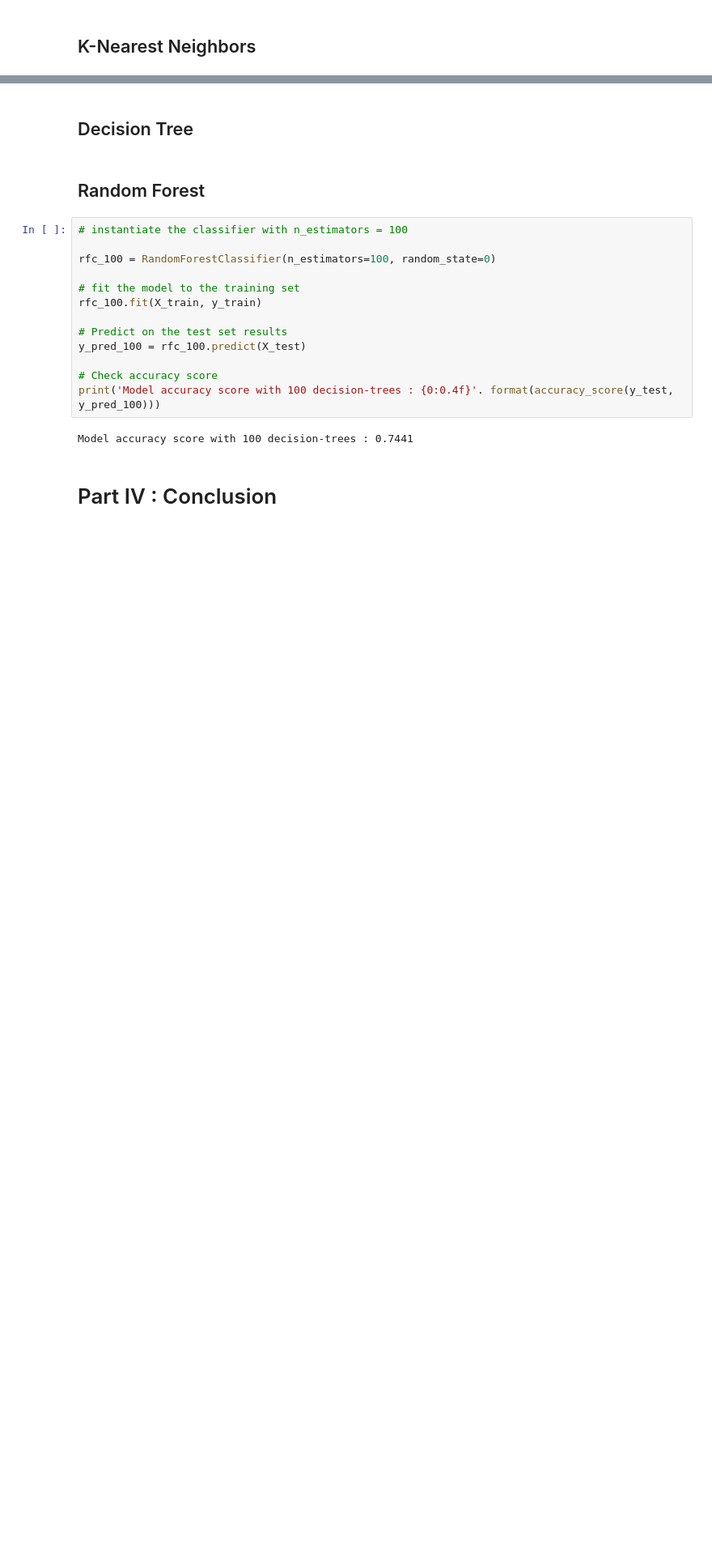
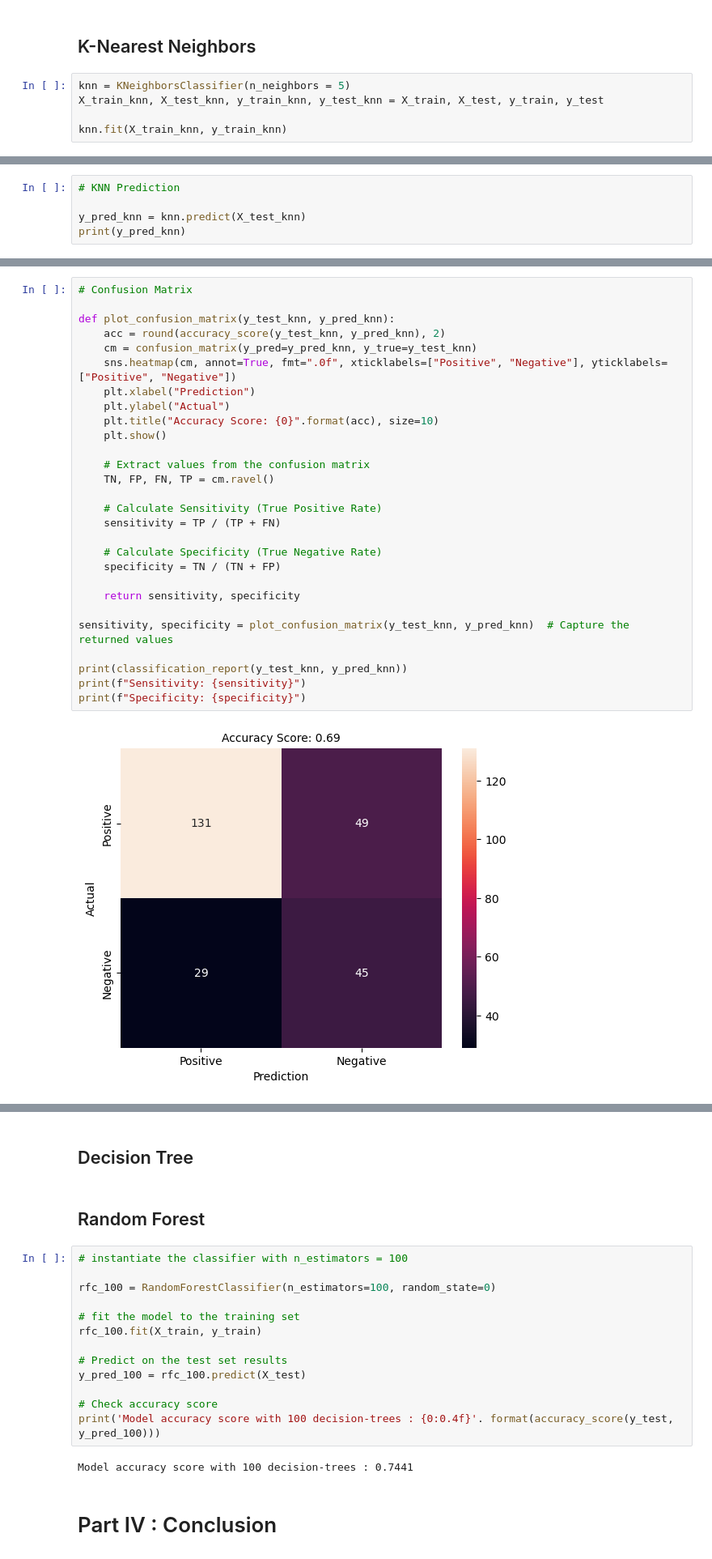
Before and after one commit to j-lepard/Predicting-Diabetes, a Jupyter notebook: Supervised Learning - Project.ipynb, the cells around one changed output, grey strips where cells are left out. Shown at 81% size. Cells and saved outputs as stored; diff of their text form; blank space fills up the shorter version.

```diff
--- a/Supervised Learning - Project.ipynb
+++ b/Supervised Learning - Project.ipynb
@@ -812,3 +812,8 @@ plt.show()
 [figure]
 # %% [markdown]
 ## K-Nearest Neighbors
+# %%
+knn = KNeighborsClassifier(n_neighbors = 5)
+X_train_knn, X_test_knn, y_train_knn, y_test_knn = X_train, X_test, y_train, y_test
+
+knn.fit(X_train_knn, y_train_knn)
@@ -814,0 +822,5 @@ plt.show()
+# %%
+# KNN Prediction
+
+y_pred_knn = knn.predict(X_test_knn)
+print(y_pred_knn)
@@ -814,0 +837,30 @@ plt.show()
+# %%
+# Confusion Matrix
+
+def plot_confusion_matrix(y_test_knn, y_pred_knn):
+    acc = round(accuracy_score(y_test_knn, y_pred_knn), 2)
+    cm = confusion_matrix(y_pred=y_pred_knn, y_true=y_test_knn)
+    sns.heatmap(cm, annot=True, fmt=".0f", xticklabels=["Positive", "Negative"], yticklabels=["Positive", "Negative"])
+    plt.xlabel("Prediction")
+    plt.ylabel("Actual")
+    plt.title("Accuracy Score: {0}".format(acc), size=10)
+    plt.show()
+
+    # Extract values from the confusion matrix
+    TN, FP, FN, TP = cm.ravel()
+
+    # Calculate Sensitivity (True Positive Rate)
+    sensitivity = TP / (TP + FN)
+
+    # Calculate Specificity (True Negative Rate)
+    specificity = TN / (TN + FP)
+
+    return sensitivity, specificity
+
+sensitivity, specificity = plot_confusion_matrix(y_test_knn, y_pred_knn)  # Capture the returned values
+
+print(classification_report(y_test_knn, y_pred_knn))
+print(f"Sensitivity: {sensitivity}")
+print(f"Specificity: {specificity}")
+# %% [output]
+[figure, added]
```
Also changed, not shown: parts of 5 cells of this notebook.
